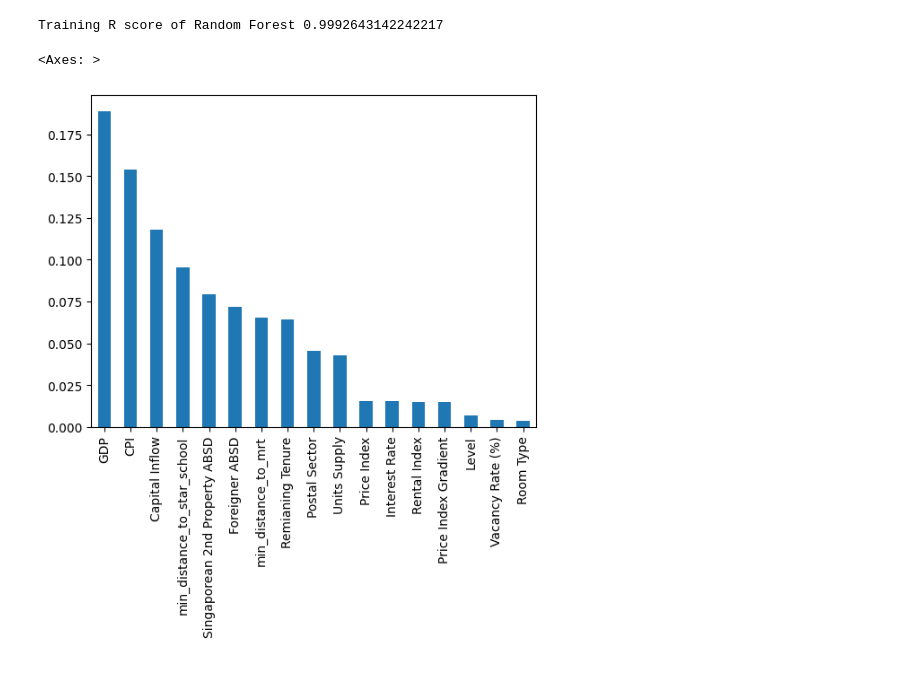
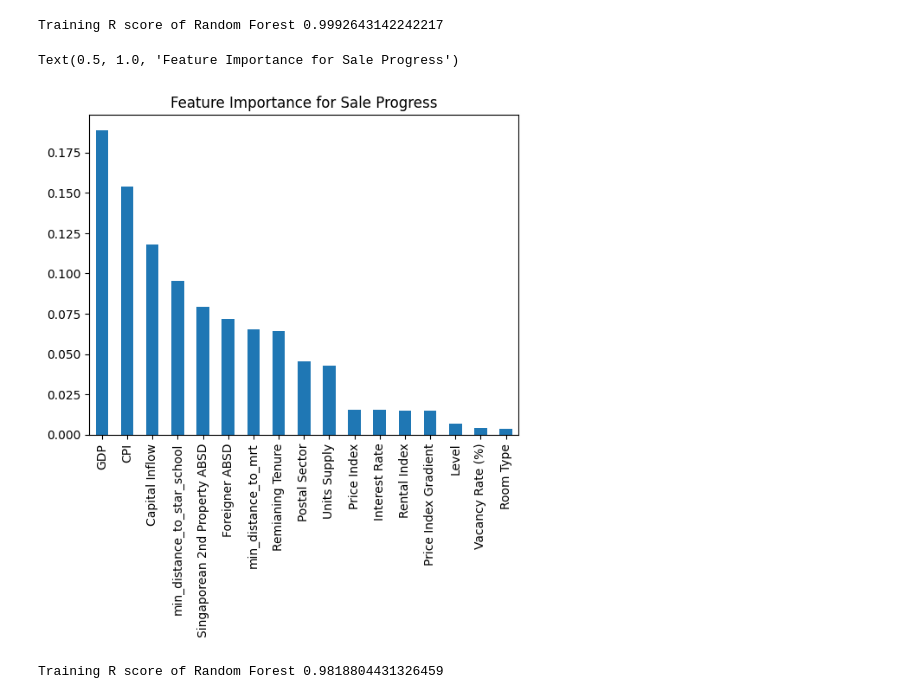
Before and after one commit to yisi22/Real-Estate-Investment, a Jupyter notebook: CondoPricing.ipynb, the cells around one changed output. Cells and saved outputs as stored; diff of their text form; code cells hidden in the pictures.

```diff
--- a/CondoPricing.ipynb
+++ b/CondoPricing.ipynb
@@ -579,3 +588,5 @@ Residential_Data = Residencial_Analysis_Data[['Project Name', 'Transacted Price
        '4th Year Sale Progress', '5th Year Sale Progress', 'Sum',
        'Capital Inflow', 'CPI', 'GDP',
        'Singaporean 2nd Property ABSD', 'Foreigner ABSD', 'Interest Rate','Remianing Tenure','Level']]
+# %%
+Residential_Data['Unit Price ($ PSF)'] = Residential_Data['Unit Price ($ PSF)'].str.replace(',','').astype('float')
@@ -603,9 +642,18 @@ Training R score of Random Forest 0.9992643142242217
 # %%
 # Calculate Importance
 importances = RF.feature_importances_
 forest_importance = pd.Series(importances, index = X.columns)
 forest_importance = forest_importance.sort_values(ascending = False)
 forest_importance.plot.bar()
+plt.title('Feature Importance for Sale Progress')
 # %% [output]
-<Axes: >
+Text(0.5, 1.0, 'Feature Importance for Sale Progress')
-[figure, old version]
+[figure, new version]
+# %%
+y_price = Residential_Data['Unit Price ($ PSF)']
+# Random Forest
+RF_price=RandomForestRegressor(n_estimators=100,random_state=0,max_features = 'sqrt', max_depth=10).fit(X,y_price)
+Score_RF_train_price = RF_price.score(X,y_price)
+print('Training R score of Random Forest', Score_RF_train_price)
+# %% [output]
+Training R score of Random Forest 0.9818804431326459
```
Also changed, not shown: parts of 47 cells of this notebook.
